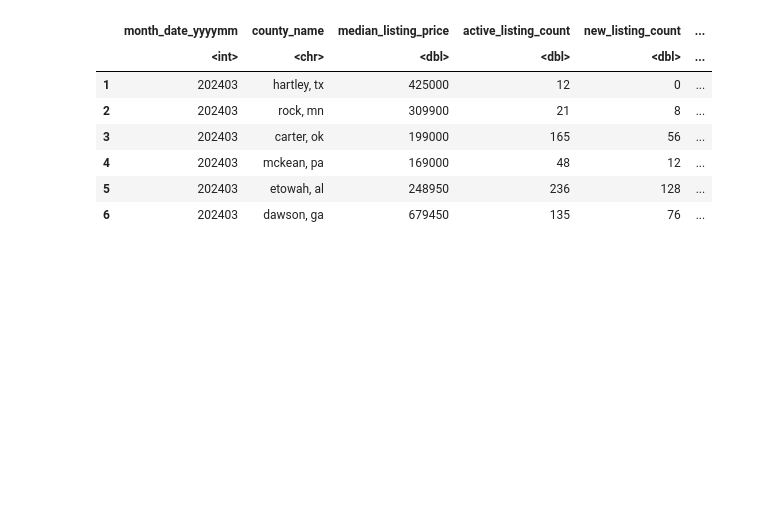
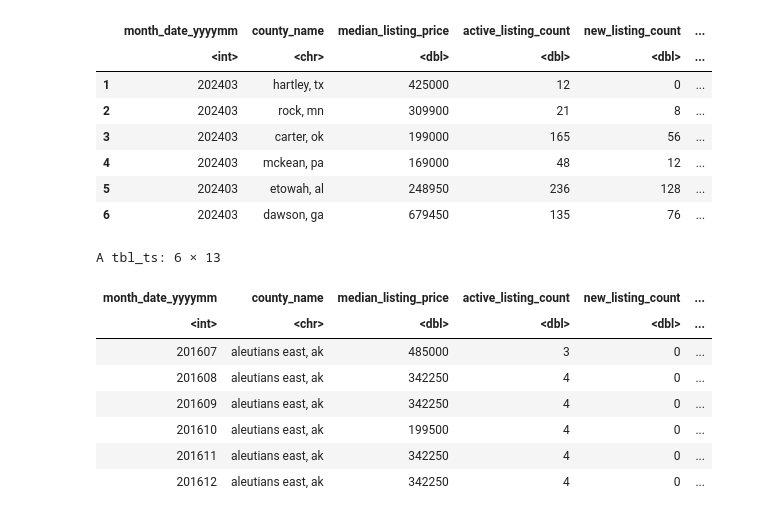
Before and after one commit to appliedecon/Time-Series-and-Forecasting, a Jupyter notebook: assignments/final/import housing.ipynb, the cells around one changed output. Cells and saved outputs as stored; diff of their text form; code cells hidden in the pictures; blank space fills up the shorter version.

```diff
--- a/assignments/final/import housing.ipynb
+++ b/assignments/final/import housing.ipynb
@@ -58,3 +62,17 @@ A data.frame: 6 × 13
 | 4 | 202403 | mckean, pa | 169000 | 48 | 12 | ... |
 | 5 | 202403 | etowah, al | 248950 | 236 | 128 | ... |
 | 6 | 202403 | dawson, ga | 679450 | 135 | 76 | ... |
+# %%
+df_ts <- df %>% as_tsibble(index=month_date, key=c(state, county))
+# %%
+df_ts %>% head()
+# %% [output]
+A tbl_ts: 6 × 13
+| month_date_yyyymm | county_name | median_listing_price | active_listing_count | new_listing_count | ... |
+| <int> | <chr> | <dbl> | <dbl> | <dbl> | ... |
+| 201607 | aleutians east, ak | 485000 | 3 | 0 | ... |
+| 201608 | aleutians east, ak | 342250 | 4 | 0 | ... |
+| 201609 | aleutians east, ak | 342250 | 4 | 0 | ... |
+| 201610 | aleutians east, ak | 199500 | 4 | 0 | ... |
+| 201611 | aleutians east, ak | 342250 | 4 | 0 | ... |
+| 201612 | aleutians east, ak | 342250 | 4 | 0 | ... |
```
Also changed, not shown: parts of 1 cell of this notebook, 2 other files.
